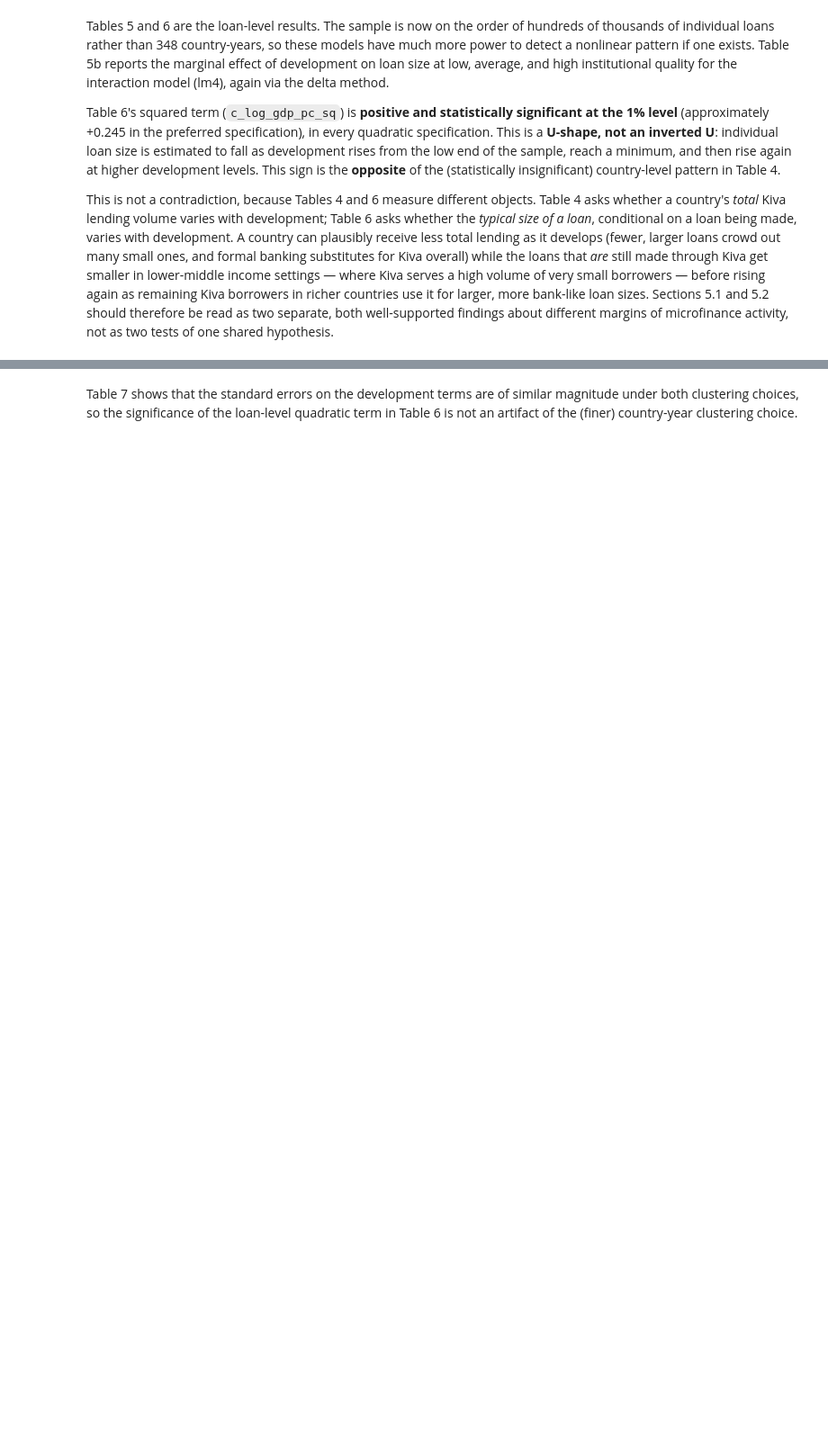
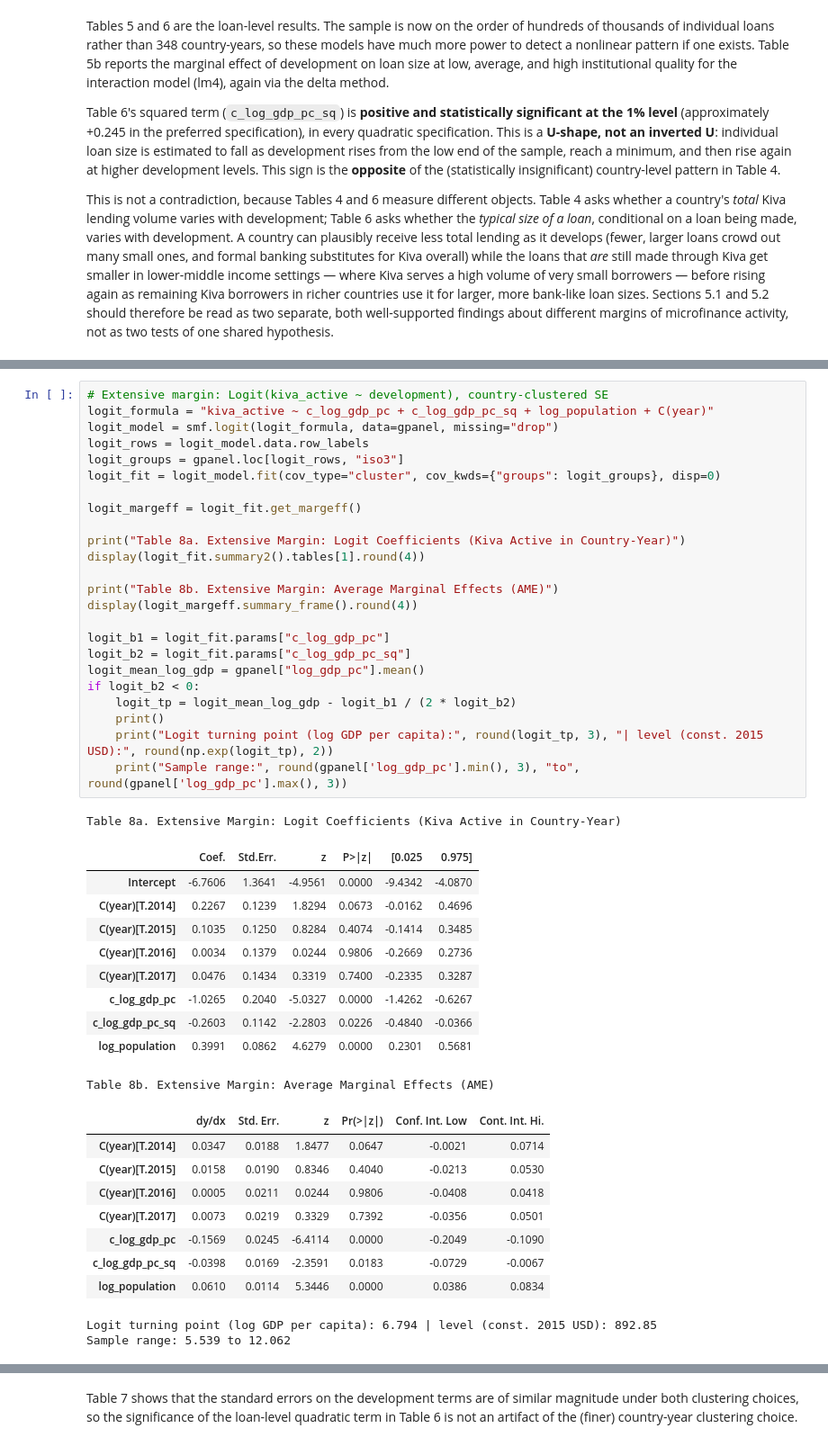
Before and after one commit to KexingYan/Essay, a Jupyter notebook: paper_publication_version.ipynb, the cells around one changed output, grey strips where cells are left out. Shown at 90% size. Drawn from its saved outputs; the diff is of its cells as text; blank space fills up the shorter version.

```diff
--- a/paper_publication_version.ipynb
+++ b/paper_publication_version.ipynb
@@ -1001,0 +1208,46 @@ activity, not as two tests of one shared hypothesis.
+# %%
+# Extensive margin: Logit(kiva_active ~ development), country-clustered SE
+logit_formula = "kiva_active ~ c_log_gdp_pc + c_log_gdp_pc_sq + log_population + C(year)"
+logit_model = smf.logit(logit_formula, data=gpanel, missing="drop")
+logit_rows = logit_model.data.row_labels
+logit_groups = gpanel.loc[logit_rows, "iso3"]
+logit_fit = logit_model.fit(cov_type="cluster", cov_kwds={"groups": logit_groups}, disp=0)
+
+logit_margeff = logit_fit.get_margeff()
+
+print("Table 8a. Extensive Margin: Logit Coefficients (Kiva Active in Country-Year)")
+display(logit_fit.summary2().tables[1].round(4))
+
+print("Table 8b. Extensive Margin: Average Marginal Effects (AME)")
+display(logit_margeff.summary_frame().round(4))
+
+logit_b1 = logit_fit.params["c_log_gdp_pc"]
+logit_b2 = logit_fit.params["c_log_gdp_pc_sq"]
+logit_mean_log_gdp = gpanel["log_gdp_pc"].mean()
+if logit_b2 < 0:
+    logit_tp = logit_mean_log_gdp - logit_b1 / (2 * logit_b2)
+    print()
+    print("Logit turning point (log GDP per capita):", round(logit_tp, 3), "| level (const. 2015 USD):", round(np.exp(logit_tp), 2))
+    print("Sample range:", round(gpanel['log_gdp_pc'].min(), 3), "to", round(gpanel['log_gdp_pc'].max(), 3))
+# %% [output]
+Table 8a. Extensive Margin: Logit Coefficients (Kiva Active in Country-Year)
+|  | Coef. | Std.Err. | z | P>|z| | [0.025 | 0.975] |
+| Intercept | -6.7606 | 1.3641 | -4.9561 | 0.0000 | -9.4342 | -4.0870 |
+| C(year)[T.2014] | 0.2267 | 0.1239 | 1.8294 | 0.0673 | -0.0162 | 0.4696 |
+| C(year)[T.2015] | 0.1035 | 0.1250 | 0.8284 | 0.4074 | -0.1414 | 0.3485 |
+| C(year)[T.2016] | 0.0034 | 0.1379 | 0.0244 | 0.9806 | -0.2669 | 0.2736 |
+| C(year)[T.2017] | 0.0476 | 0.1434 | 0.3319 | 0.7400 | -0.2335 | 0.3287 |
+| c_log_gdp_pc | -1.0265 | 0.2040 | -5.0327 | 0.0000 | -1.4262 | -0.6267 |
+| c_log_gdp_pc_sq | -0.2603 | 0.1142 | -2.2803 | 0.0226 | -0.4840 | -0.0366 |
+| log_population | 0.3991 | 0.0862 | 4.6279 | 0.0000 | 0.2301 | 0.5681 |
+Table 8b. Extensive Margin: Average Marginal Effects (AME)
+|  | dy/dx | Std. Err. | z | Pr(>|z|) | Conf. Int. Low | Cont. Int. Hi. |
+| C(year)[T.2014] | 0.0347 | 0.0188 | 1.8477 | 0.0647 | -0.0021 | 0.0714 |
+| C(year)[T.2015] | 0.0158 | 0.0190 | 0.8346 | 0.4040 | -0.0213 | 0.0530 |
+| C(year)[T.2016] | 0.0005 | 0.0211 | 0.0244 | 0.9806 | -0.0408 | 0.0418 |
+| C(year)[T.2017] | 0.0073 | 0.0219 | 0.3329 | 0.7392 | -0.0356 | 0.0501 |
+| c_log_gdp_pc | -0.1569 | 0.0245 | -6.4114 | 0.0000 | -0.2049 | -0.1090 |
+| c_log_gdp_pc_sq | -0.0398 | 0.0169 | -2.3591 | 0.0183 | -0.0729 | -0.0067 |
+| log_population | 0.0610 | 0.0114 | 5.3446 | 0.0000 | 0.0386 | 0.0834 |
+Logit turning point (log GDP per capita): 6.794 | level (const. 2015 USD): 892.85
+Sample range: 5.539 to 12.062
```
Also changed, not shown: parts of 32 cells of this notebook, 9 other files.
